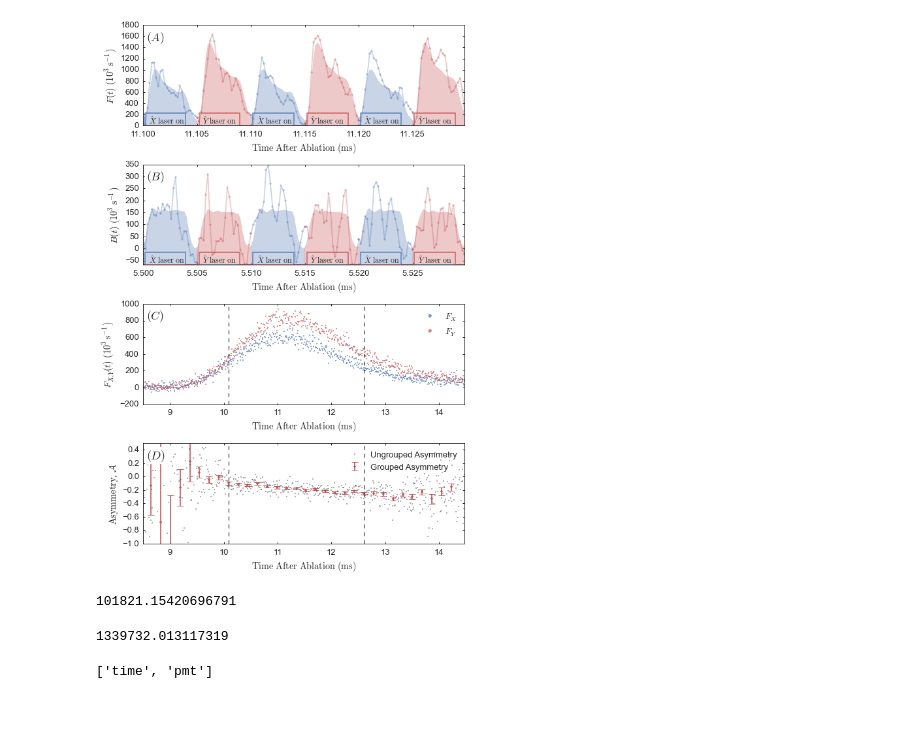
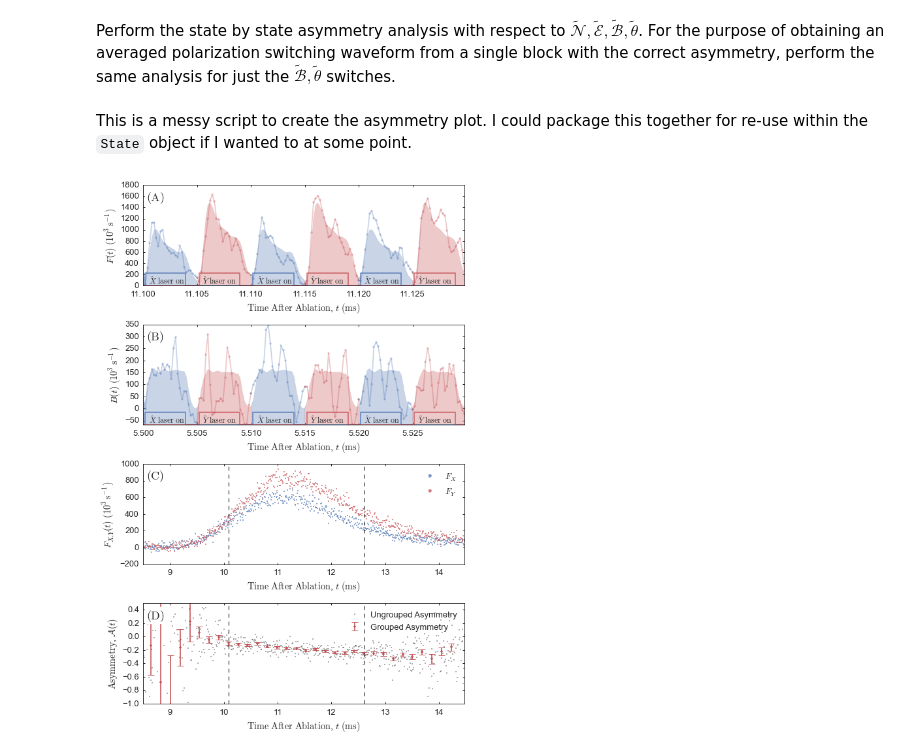
Before and after one commit to b-r-oleary/acme, a Jupyter notebook: Analysis/Asymmetry Plot.ipynb, the cells around one changed output. Saved outputs shown, nothing was run; the diff lists cells and outputs as text; code cells hidden in the pictures; blank space fills up the shorter version.

```diff
--- a/Analysis/Asymmetry Plot.ipynb
+++ b/Analysis/Asymmetry Plot.ipynb
@@ -34 +37,3 @@ traces = [Trace(files.T[i]) for i in range(len(files))]
+# %% [markdown]
+Perform the state by state asymmetry analysis with respect to $\tilde{\mathcal{N}}, \tilde{\mathcal{E}}, \tilde{\mathcal{B}}, \tilde{\theta}$. For the purpose of obtaining an averaged polarization switching waveform from a single block with the correct asymmetry, perform the same analysis for just the $\tilde{\mathcal{B}}, \tilde{\theta}$ switches.
 # %%
@@ -53,7 +60,12 @@ superstate = superstates[1]
+# %% [markdown]
+This is a messy script to create the asymmetry plot. I could package this together for re-use within the `State` object if I wanted to at some point.
 # %%
 def restore_ticks(string):
-
-    plt.gca().annotate('$(' + string + ')$', xy=(.01, 1.00 - .05),
+    """
+    function that adds a label *string* to the upper left of a subplot
+    and restores the major ticks on the plot that point inward
+    """
+    plt.gca().annotate('$(\\mathrm{' + string + '})$', xy=(.01, 1.00 - .05),
                        xycoords='axes fraction',
                        annotation_clip=False,
                        fontsize=18,
@@ -70,31 +82,42 @@ def restore_ticks(string):
     width  = 1,
     direction='in') # labels along the bottom edge are off
 
+# create the figure with a specific dimension:
 plt.figure(figsize=(8,12))
+
+# select the seaborn standard red and blue colors:
 colors = sns.color_palette()
 colors = [colors[0], colors[2]]
+
+# create an x axis formatter that will not subtract off the offset time
 x_formatter = matplotlib.ticker.ScalarFormatter(useOffset=False)
 
-xlabel = '$\\mathrm{Time}$ $\\mathrm{After}$ $\\mathrm{Ablation}$ $(\\mathrm{ms})$'
+# here is the common xlabel for all of the plots (rendered in latex math-mode roman font)
+xlabel = '$\\mathrm{Time}$ $\\mathrm{After}$ $\\mathrm{Ablation}$, $t$ $(\\mathrm{ms})$'
 
+##### FLUORESCENCE SUBPLOT ########
 plt.subplot(4,1,1)
 
-index = 28000
-width = 150
-p = 25
+index = 28000 # time index at which to plot
+width = 150   # with in number of time indices to plot
+p = 25        # manually inputting the number of points in a single polarization bin
 
-s = np.sum(state.trace, axis=(3))
+s = np.sum(state.trace, axis=(3))       # sum over PMT index
 s0 = np.sum(superstate.trace, axis=(3))
-s0 = np.mean(s0, axis=0)
-s = np.reshape(s, (np.prod(s.shape)))
+s0 = np.mean(s0, axis=0)                # average over time after ablation index
 
+s = np.reshape(s, (np.prod(s.shape)))   # reshape s to unseparate polarizations
 s0 = np.reshape(s0, (np.prod(s0.shape)))
-s0 = np.array(list(s0) * (width//(p*2)))
-s = s[index:index + width]
-s0 = s0 * np.sum(s)/np.sum(s0)
-t  = state.t_ablation[index//(p * 2)] + np.arange(len(s0)) * state.header['dt'][0] * 10**3
+
+s0 = np.array(list(s0) * (width//(p*2))) # repeat the averaged waveform for the number of shown cycles
+
+s = s[index:index + width]              # pick out the desired time after ablation window
+s0 = s0 * np.sum(s)/np.sum(s0)          # fit the amplitude of the averaged waveform to the window region we are looking at
+t  = state.t_ablation[index//(p * 2)] + np.arange(len(s0)) * state.header['dt'][0] * 10**3 # get time series
 offset = .0002
 t_det = np.linspace(min(t), max(t), 500)
+
+# create the digital polarization switching waveforms
 X = np.logical_and(
           (t_det - min(t_det)) % .01 > offset,
           (t_det - min(t_det)) % .01 <= .0038 + offset )
@@ -105,6 +128,7 @@ Y = np.logical_and(
 labels= ['$\hat{X}$ $\\mathrm{laser}$ $\\mathrm{on}$',
          '$\hat{Y}$ $\\mathrm{laser}$ $\\mathrm{on}$']
 
+# plot the raw data and the averaged waveforms
 for i in range(width//p):
     if i == width//p - 1:
         sl = slice(p*i, p*(i + 1))
@@ -118,6 +142,7 @@ plt.xlim([min(t), max(t)])
 plt.ylim([0, plt.gca().get_ylim()[-1]])
 plt.xlabel(xlabel)
 
+# plot the text labels for the digital waveform
 ylim = plt.gca().get_ylim()
 for i in range(width//p):
     if i == width//p - 1:
@@ -127,6 +152,7 @@ for i in range(width//p):
     plt.text(t[p*i] + .0005, (ylim[1] - ylim[0])/50.0 + ylim[0], labels[i%len(labels)],
              fontsize=12)
 
+# plot the digital waveforms
 plt.step(t_det, X * (ylim[1] - ylim[0])/8.0 + ylim[0],
          color=colors[0], alpha=.75)
 plt.step(t_det, Y * (ylim[1] - ylim[0])/8.0 + ylim[0],
@@ -134,9 +160,9 @@ plt.step(t_det, Y * (ylim[1] - ylim[0])/8.0 + ylim[0],
 
 plt.gca().xaxis.set_major_formatter(x_formatter)
 plt.ylabel('$F(t)$ $(10^3 \\mathrm{s}^{-1})$')
-restore_ticks('A')
-#plt.yticks(np.arange(5) * 200)
+restore_ticks('A') # add the label "A"
 
+##### BACKGROUND SUBPLOT ##########
 plt.subplot(4,1,2)
 
 index = 0
@@ -186,6 +212,7 @@ plt.ylabel('$B(t)$ $(10^3\\mathrm{s}^{-1})$')
 plt.xlabel(xlabel)
 restore_ticks('B')
 
+############ INTEGRATED FLUORESCENCE SUBPLOT ##########
 plt.subplot(4,1,3)
 
 threshold = 1.5 * 10**5
@@ -212,44 +239,34 @@ for t_c in time_cut:
 
 plt.ylabel('$F_{X,Y}(t)$ $(10^3\\mathrm{s}^{-1})$')
 restore_ticks('C')
 
+########## UNGROUPED AND GROUPED ASYMMETRY ############
+
 plt.subplot(4,1,4)
 plt.plot(state.t_ablation, state.asymmetry[:,1],'.k',
          alpha=.4, label='Ungrouped Asymmetry', markersize=4)
 (_, caps, _) = plt.errorbar(
                  state.t_binned,
                  state.binned_asymmetry[:,1],
                  state.dbinned_asymmetry[:,1],
                  fmt='.', color=colors[1],
                  alpha=.9, capsize=5,
                  label='Grouped Asymmetry')
 for cap in caps:
     cap.set_markeredgewidth(1)
 
 plt.ylim([-1,.5])
 plt.xlim(xlim)
 plt.xlabel(xlabel)
-plt.ylabel('$\\mathrm{Asymmetry}$, $\mathcal{A}$')
+plt.ylabel('$\\mathrm{Asymmetry}$, $\mathcal{A}(t)$')
 plt.legend(loc='upper right', markerscale=1.0)
 
 ylim = plt.gca().get_ylim()
 for t_c in time_cut:
     plt.plot([t_c, t_c], ylim, '--k', linewidth=1)
 restore_ticks('D')
 
 plt.tight_layout()
 plt.savefig('fluorescence_background_asymmetry_v2.pdf')
 # %% [output]
-[figure, old version]
+[figure, new version]
-# %%
-np.mean(state.trace, axis=())
-# %% [output]
-101821.15420696791
-# %%
-np.max(state.trace)
-# %% [output]
-1339732.013117319
-# %%
-settings.background_subtraction_method
-# %% [output]
-['time', 'pmt']
```
Also changed, not shown: parts of 7 cells of this notebook, 18 other files.
